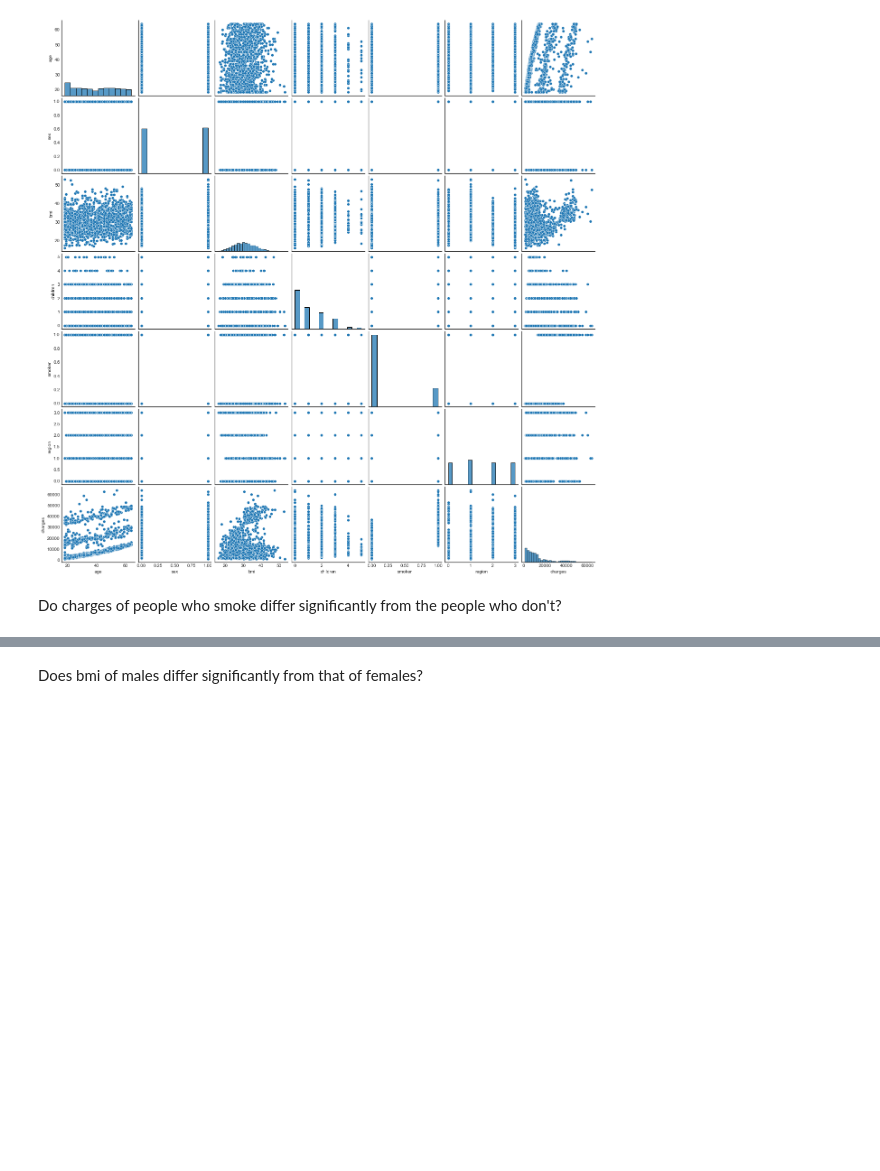
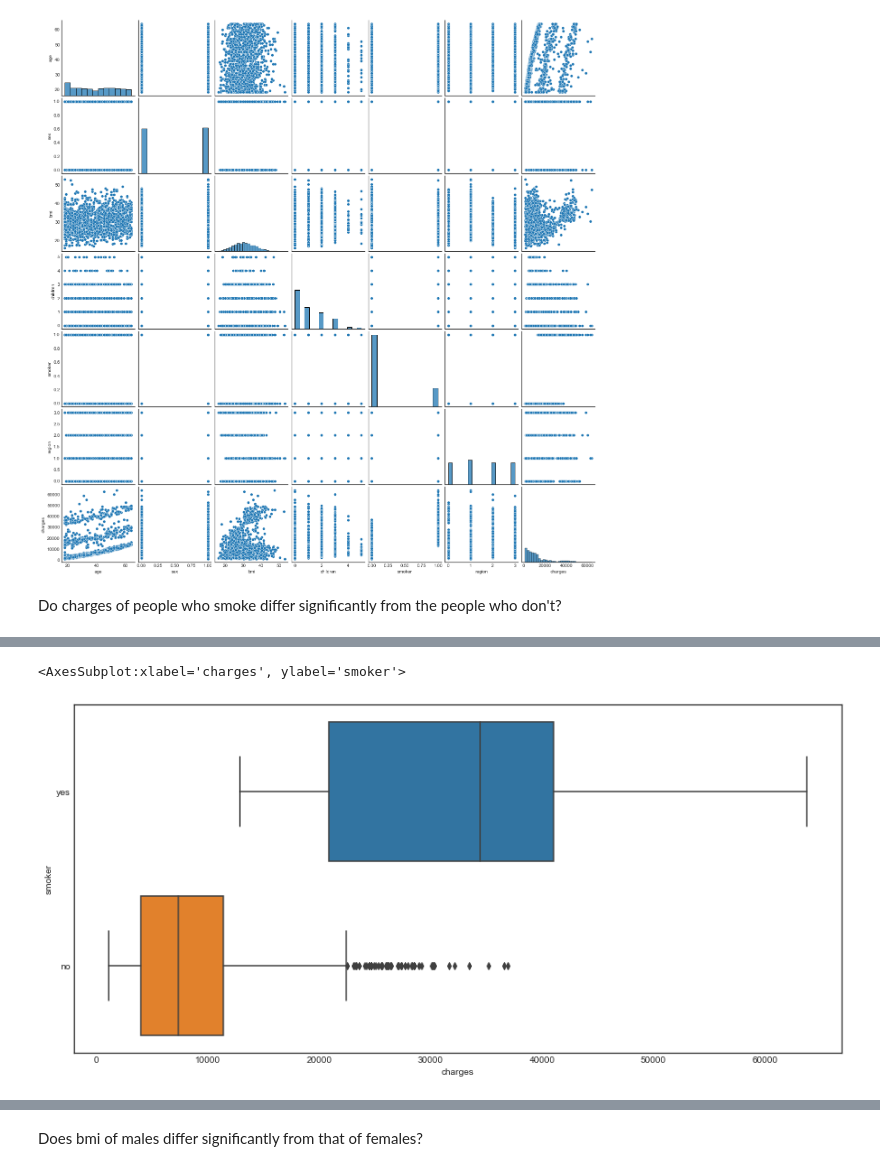
Before and after one commit to RochaErik/Medical-Data, a Jupyter notebook: Medical_data.ipynb, the cells around one changed output, grey strips where cells are left out. Drawn from its saved outputs; the diff is of its cells as text; code cells hidden in the pictures; blank space fills up the shorter version.

Commit message:
Ttest of charges x smokers

```diff
--- a/Medical_data.ipynb
+++ b/Medical_data.ipynb
@@ -294,3 +294,6 @@ sns.pairplot(dummy_df)
 [figure]
 # %% [markdown]
 Do charges of people who smoke differ significantly from the people who don't?
+# %%
+smk_chg = df[['smoker', 'charges']]
+smk_chg
@@ -296,0 +314,6 @@ Do charges of people who smoke differ significantly from the people who don't?
+# %%
+plt.figure(figsize=(15,7))
+sns.boxplot(data=smk_chg, x= 'charges', y= 'smoker')
+# %% [output]
+<AxesSubplot:xlabel='charges', ylabel='smoker'>
+[figure, added]
```
Also changed, not shown: parts of 21 cells of this notebook.
